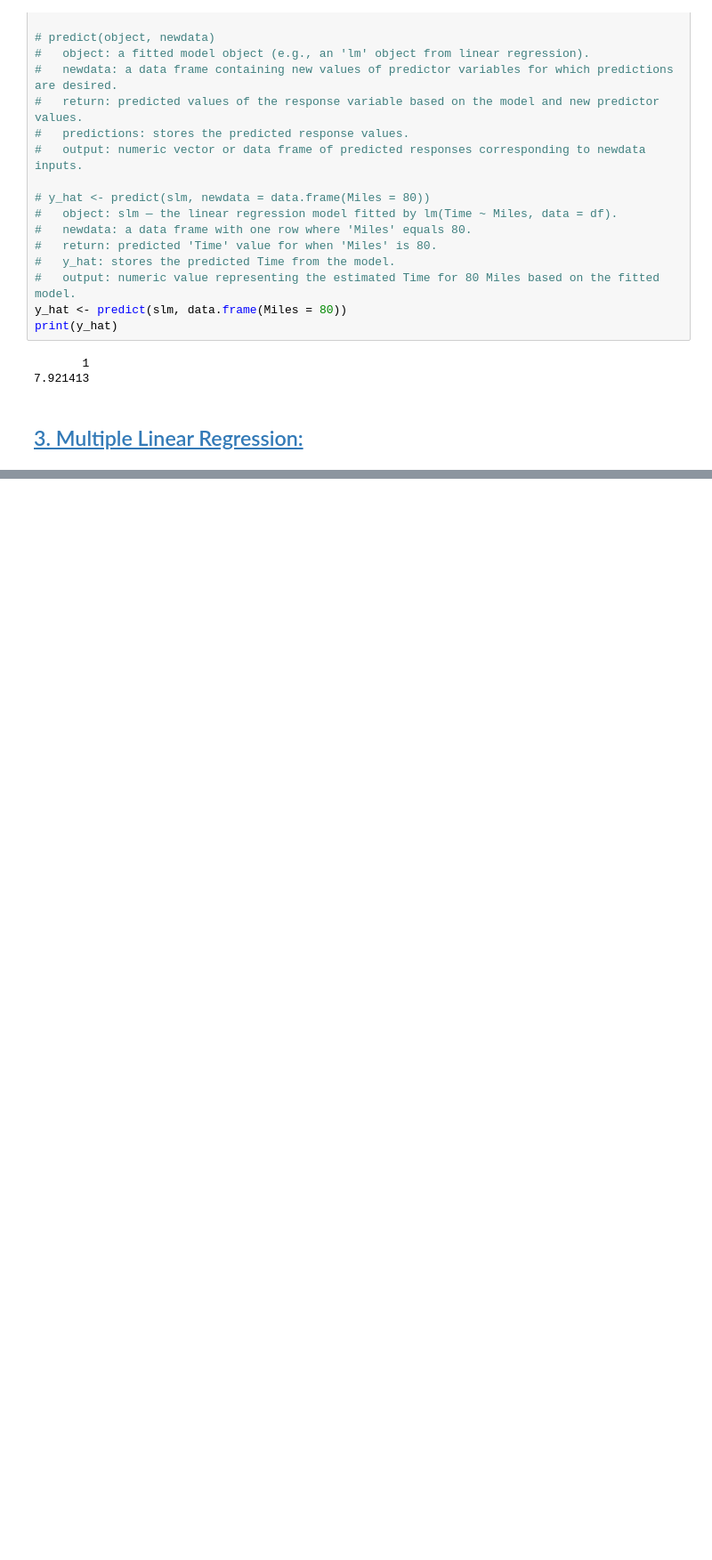
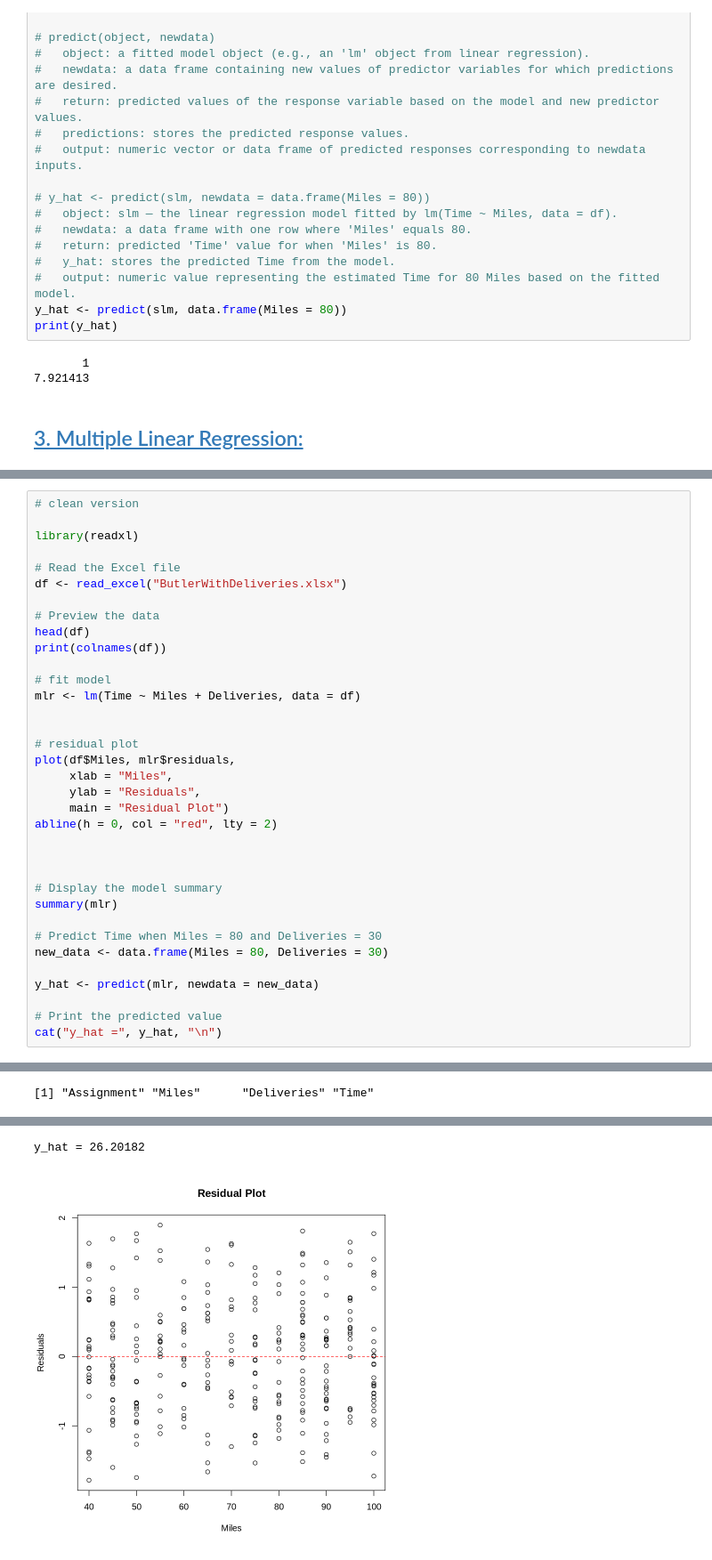
Before and after one commit to LanqingDu/Predictive_prescriptive, a Jupyter notebook: 04_LinearRegression.ipynb, the cells around one changed output, grey strips where cells are left out. Shown at 89% size. Saved outputs shown, nothing was run; the diff lists cells and outputs as text; blank space fills up the shorter version.

```diff
--- a/04_LinearRegression.ipynb
+++ b/04_LinearRegression.ipynb
@@ -267,0 +295,36 @@ F-statistic: 664.5 on 2 and 297 DF,  p-value: < 2.2e-16
+# %%
+# clean version
+
+library(readxl)
+
+# Read the Excel file
+df <- read_excel("ButlerWithDeliveries.xlsx")
+
+# Preview the data
+head(df)
+print(colnames(df))
+
+# fit model
+mlr <- lm(Time ~ Miles + Deliveries, data = df)
+
+
+# residual plot
+plot(df$Miles, mlr$residuals,
+     xlab = "Miles",
+     ylab = "Residuals",
+     main = "Residual Plot")
+abline(h = 0, col = "red", lty = 2)
+
+
+
+# Display the model summary
+summary(mlr)
+
+# Predict Time when Miles = 80 and Deliveries = 30
+new_data <- data.frame(Miles = 80, Deliveries = 30)
+
+y_hat <- predict(mlr, newdata = new_data)
+
+# Print the predicted value
+cat("y_hat =", y_hat, "\n")
+# %% [output]
@@ -267,0 +340 @@ F-statistic: 664.5 on 2 and 297 DF,  p-value: < 2.2e-16
+[1] "Assignment" "Miles"      "Deliveries" "Time"
@@ -267,0 +359,2 @@ F-statistic: 664.5 on 2 and 297 DF,  p-value: < 2.2e-16
+y_hat = 26.20182
+[figure, added]
```
Also changed, not shown: parts of 2 cells of this notebook.
